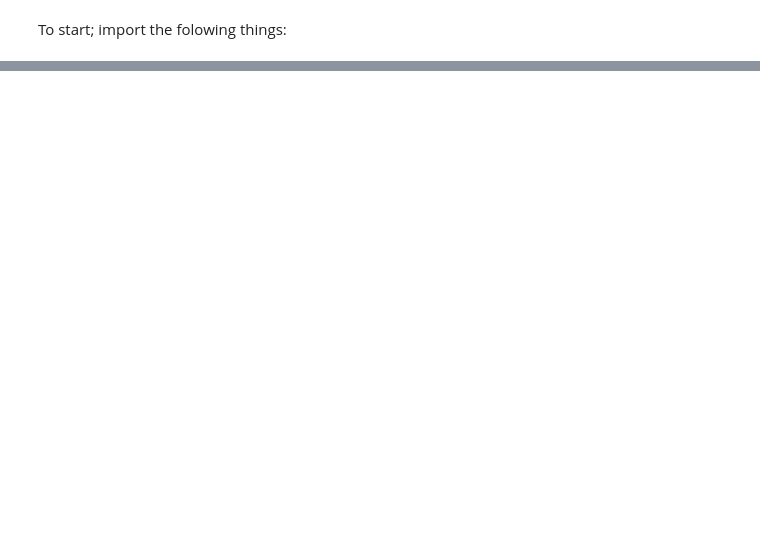
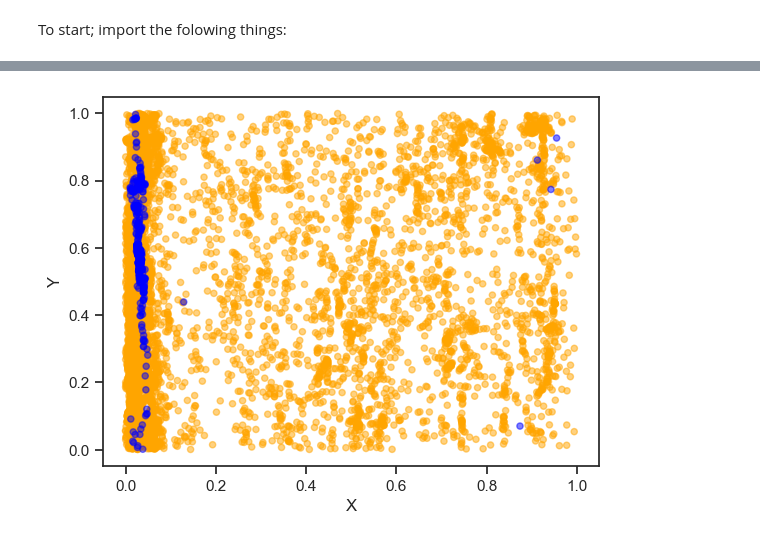
Before and after one commit to LeoCMagi/McFly, a Jupyter notebook: Analysis/Template.ipynb, the cells around one changed output, grey strips where cells are left out. Drawn from its saved outputs; the diff is of its cells as text; code cells hidden in the pictures; blank space fills up the shorter version.

```diff
--- a/Analysis/Template.ipynb
+++ b/Analysis/Template.ipynb
@@ -36,0 +66,12 @@ plt.plot(t,S, "blue")
+# %%
+    colors = np.where(df.time == time, "blue","orange")
+axs[0] =df.plot.scatter(
+    x="x",
+    y="y",
+    c=colors,
+    alpha=0.5,
+    loglog=False,
+    xlabel="X",
+    ylabel="Y",)
+# %% [output]
+[figure, added]
```
Also changed, not shown: parts of 6 cells of this notebook.
